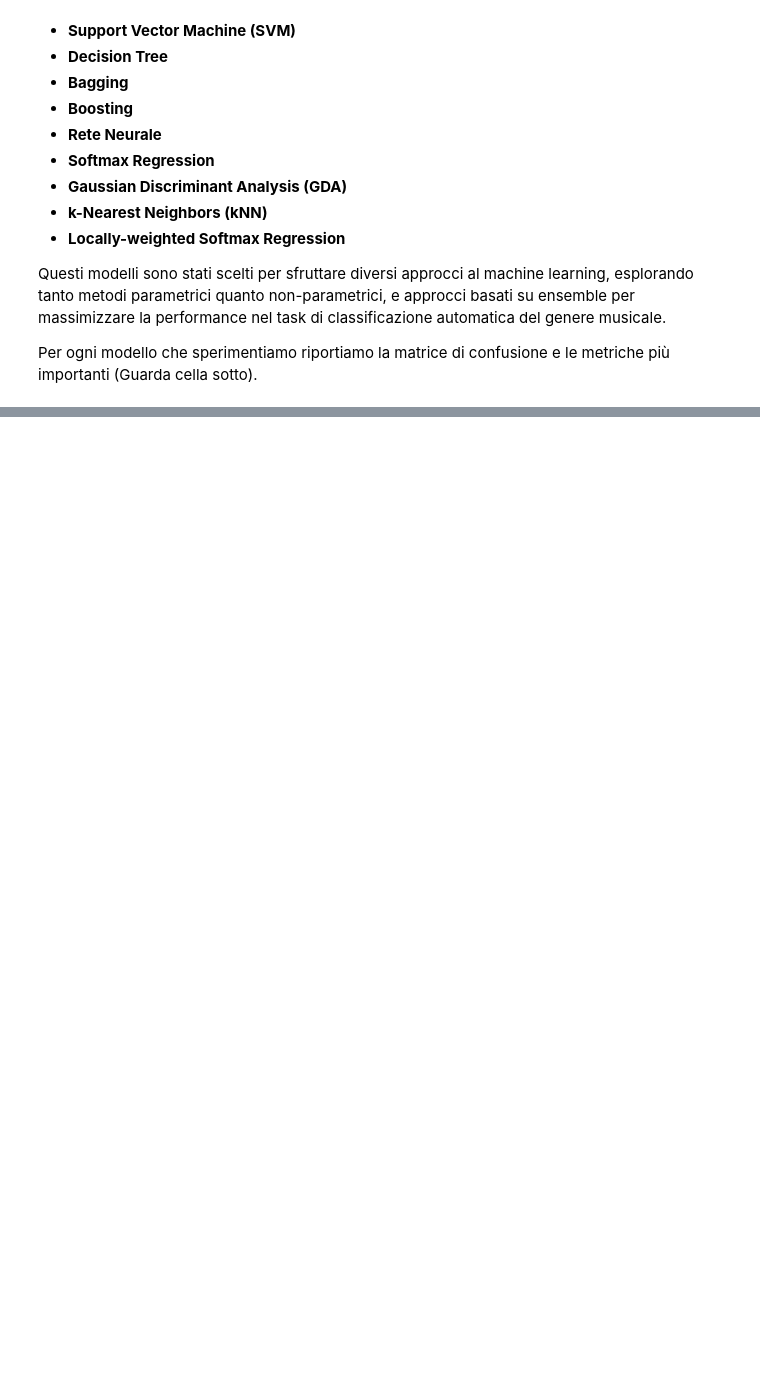
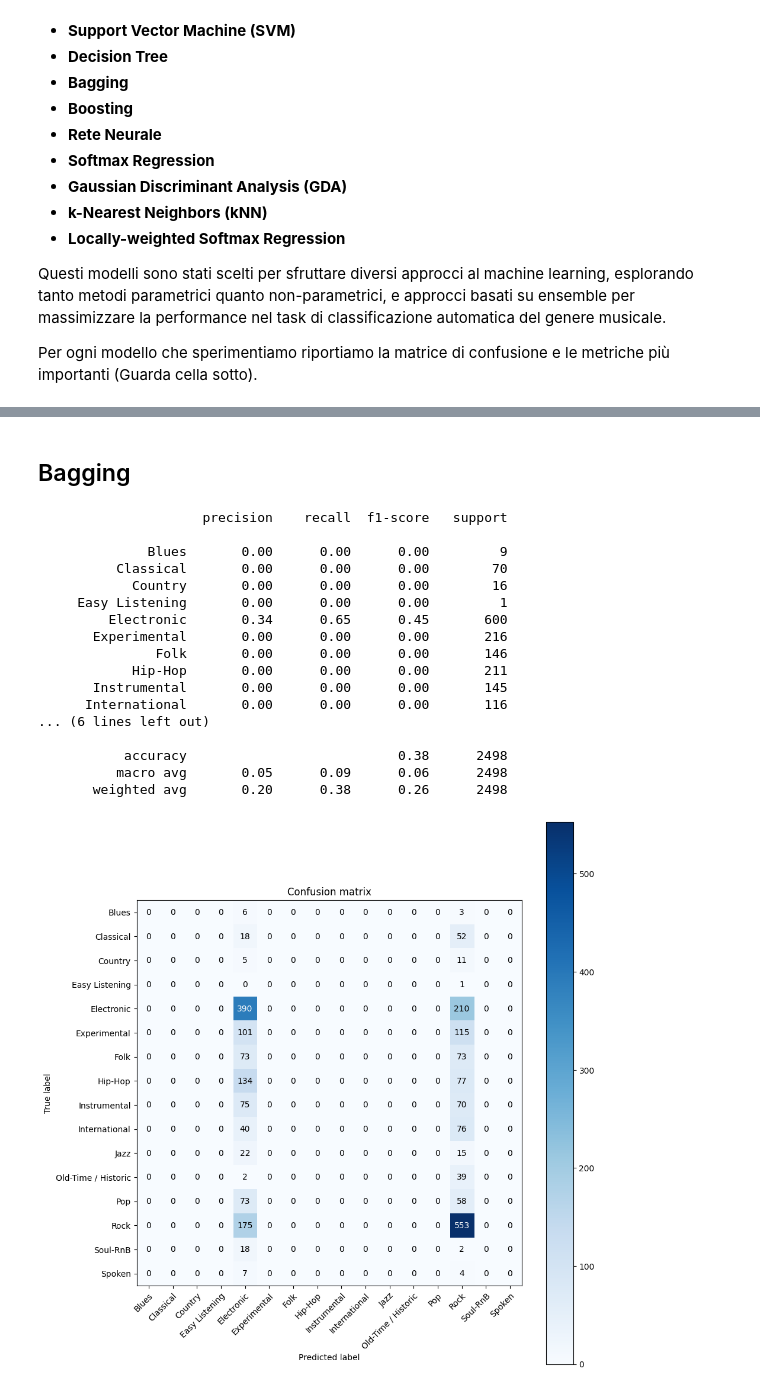
Before and after one commit to MatteoStromieri/ml-uni-project, a Jupyter notebook: main.ipynb, the cells around one changed output, grey strips where cells are left out. Saved outputs shown, nothing was run; the diff lists cells and outputs as text; code cells hidden in the pictures; blank space fills up the shorter version.

```diff
--- a/main.ipynb
+++ b/main.ipynb
@@ -259,0 +329,31 @@ def valuate(clf, x_test, y_test):
+# %% [markdown]
+## Bagging
+# %%
+
+n_estimators = 8
+md = 1
+classifier = tree.DecisionTreeClassifier(max_depth=md)
+
+bagging_clf = BaggingClassifier(classifier,n_estimators=n_estimators)
+
+bagging_clf = bagging_clf.fit(X_train, y_train)
+valuate(bagging_clf, X_test, y_test)
+# %% [output]
+                     precision    recall  f1-score   support
+
+              Blues       0.00      0.00      0.00         9
+          Classical       0.00      0.00      0.00        70
+            Country       0.00      0.00      0.00        16
+     Easy Listening       0.00      0.00      0.00         1
+         Electronic       0.34      0.65      0.45       600
+       Experimental       0.00      0.00      0.00       216
+               Folk       0.00      0.00      0.00       146
+            Hip-Hop       0.00      0.00      0.00       211
+       Instrumental       0.00      0.00      0.00       145
+      International       0.00      0.00      0.00       116
+... (6 lines left out)
+
+           accuracy                           0.38      2498
+          macro avg       0.05      0.09      0.06      2498
+       weighted avg       0.20      0.38      0.26      2498
+[figure, added]
```
Also changed, not shown: parts of 26 cells of this notebook.
